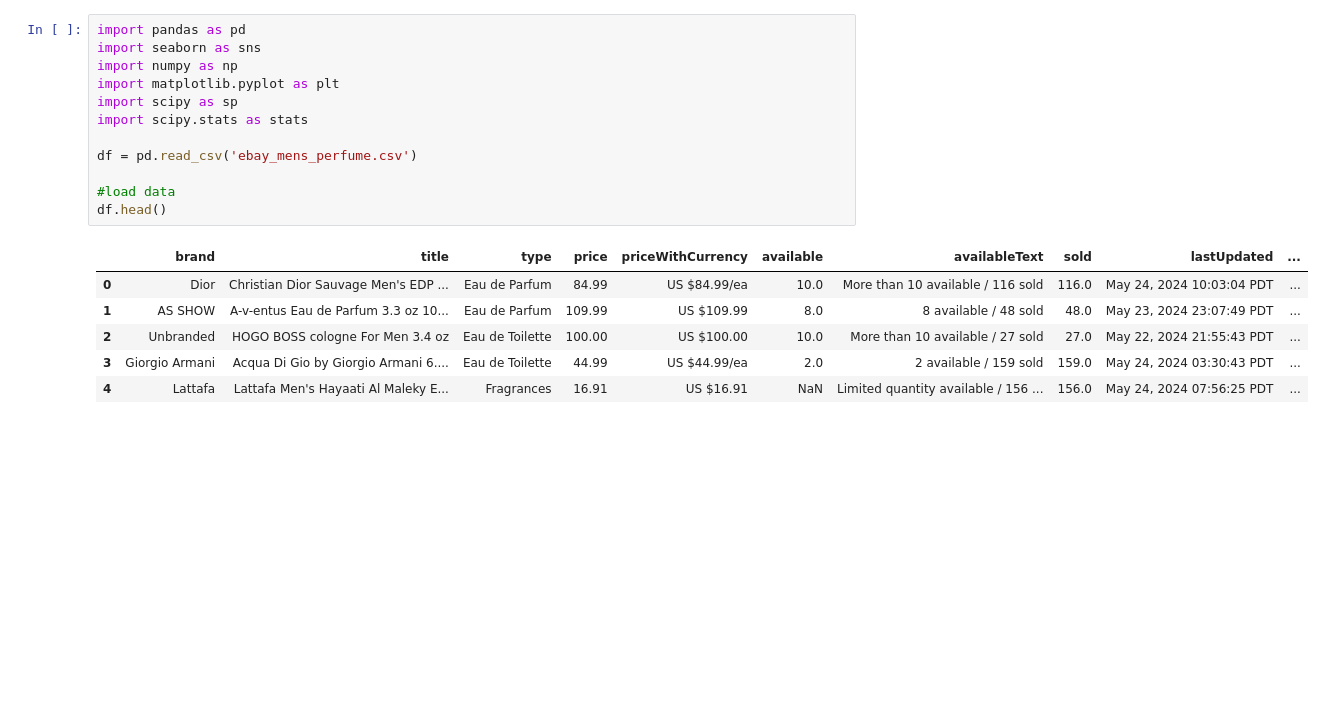
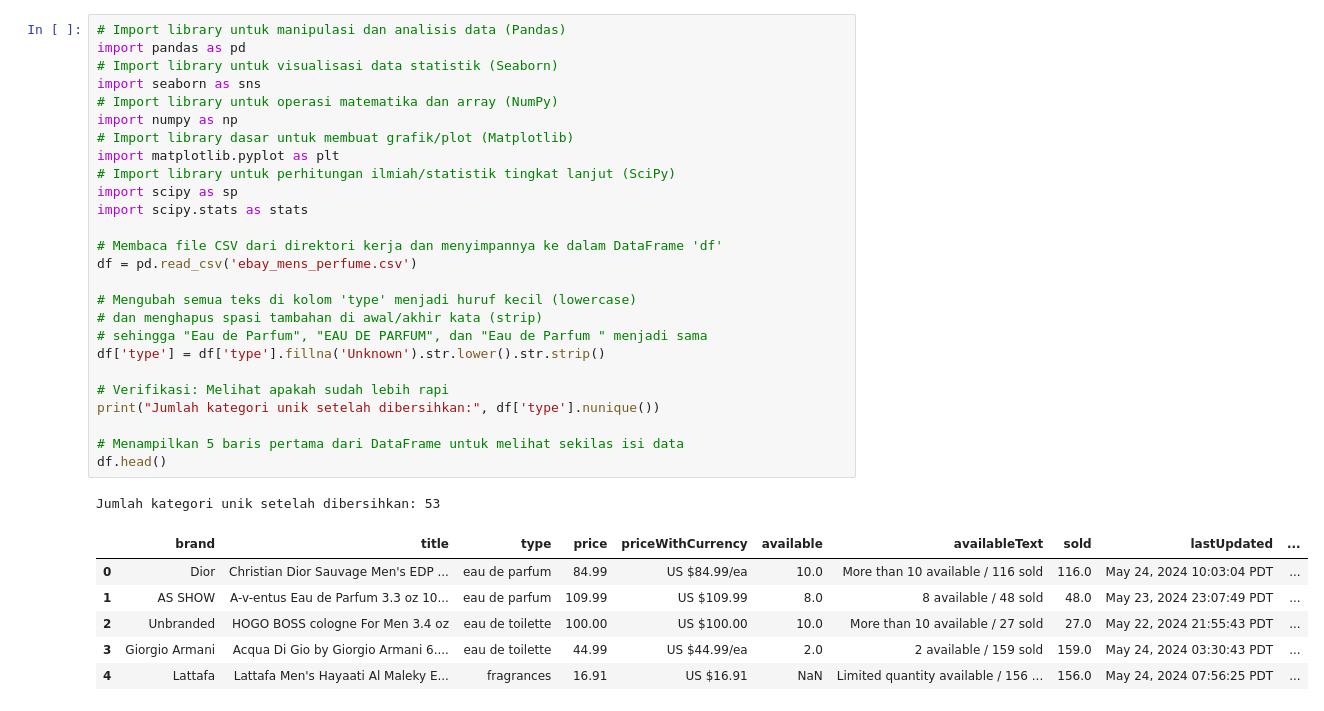
Before and after one commit to Dori1214/Muhamad-Khudori-PemrogramanI, a Jupyter notebook: DataMining/tugas.ipynb, the cells around one changed output. Cells and saved outputs as stored; diff of their text form; blank space fills up the shorter version.

```diff
--- a/DataMining/tugas.ipynb
+++ b/DataMining/tugas.ipynb
@@ -1,19 +1,34 @@
 # %%
+# Import library untuk manipulasi dan analisis data (Pandas)
 import pandas as pd
+# Import library untuk visualisasi data statistik (Seaborn)
 import seaborn as sns
+# Import library untuk operasi matematika dan array (NumPy)
 import numpy as np
+# Import library dasar untuk membuat grafik/plot (Matplotlib)
 import matplotlib.pyplot as plt
+# Import library untuk perhitungan ilmiah/statistik tingkat lanjut (SciPy)
 import scipy as sp
 import scipy.stats as stats
 
+# Membaca file CSV dari direktori kerja dan menyimpannya ke dalam DataFrame 'df'
 df = pd.read_csv('ebay_mens_perfume.csv')
 
-#load data
+# Mengubah semua teks di kolom 'type' menjadi huruf kecil (lowercase)
+# dan menghapus spasi tambahan di awal/akhir kata (strip)
+# sehingga "Eau de Parfum", "EAU DE PARFUM", dan "Eau de Parfum " menjadi sama
+df['type'] = df['type'].fillna('Unknown').str.lower().str.strip()
+
+# Verifikasi: Melihat apakah sudah lebih rapi
+print("Jumlah kategori unik setelah dibersihkan:", df['type'].nunique())
+
+# Menampilkan 5 baris pertama dari DataFrame untuk melihat sekilas isi data
 df.head()
 # %% [output]
+Jumlah kategori unik setelah dibersihkan: 53
 |  | brand | title | type | price | priceWithCurrency | available | availableText | sold | lastUpdated | ... |
-| 0 | Dior | Christian Dior Sauvage Men's EDP ... | Eau de Parfum | 84.99 | US $84.99/ea | 10.0 | More than 10 available / 116 sold | 116.0 | May 24, 2024 10:03:04 PDT | ... |
-| 1 | AS SHOW | A-v-entus Eau de Parfum 3.3 oz 10... | Eau de Parfum | 109.99 | US $109.99 | 8.0 | 8 available / 48 sold | 48.0 | May 23, 2024 23:07:49 PDT | ... |
-| 2 | Unbranded | HOGO BOSS cologne For Men 3.4 oz | Eau de Toilette | 100.00 | US $100.00 | 10.0 | More than 10 available / 27 sold | 27.0 | May 22, 2024 21:55:43 PDT | ... |
-| 3 | Giorgio Armani | Acqua Di Gio by Giorgio Armani 6.... | Eau de Toilette | 44.99 | US $44.99/ea | 2.0 | 2 available / 159 sold | 159.0 | May 24, 2024 03:30:43 PDT | ... |
-| 4 | Lattafa | Lattafa Men's Hayaati Al Maleky E... | Fragrances | 16.91 | US $16.91 | NaN | Limited quantity available / 156 ... | 156.0 | May 24, 2024 07:56:25 PDT | ... |
+| 0 | Dior | Christian Dior Sauvage Men's EDP ... | eau de parfum | 84.99 | US $84.99/ea | 10.0 | More than 10 available / 116 sold | 116.0 | May 24, 2024 10:03:04 PDT | ... |
+| 1 | AS SHOW | A-v-entus Eau de Parfum 3.3 oz 10... | eau de parfum | 109.99 | US $109.99 | 8.0 | 8 available / 48 sold | 48.0 | May 23, 2024 23:07:49 PDT | ... |
+| 2 | Unbranded | HOGO BOSS cologne For Men 3.4 oz | eau de toilette | 100.00 | US $100.00 | 10.0 | More than 10 available / 27 sold | 27.0 | May 22, 2024 21:55:43 PDT | ... |
+| 3 | Giorgio Armani | Acqua Di Gio by Giorgio Armani 6.... | eau de toilette | 44.99 | US $44.99/ea | 2.0 | 2 available / 159 sold | 159.0 | May 24, 2024 03:30:43 PDT | ... |
+| 4 | Lattafa | Lattafa Men's Hayaati Al Maleky E... | fragrances | 16.91 | US $16.91 | NaN | Limited quantity available / 156 ... | 156.0 | May 24, 2024 07:56:25 PDT | ... |
```
Also changed, not shown: parts of 10 cells of this notebook, 6 other files.
